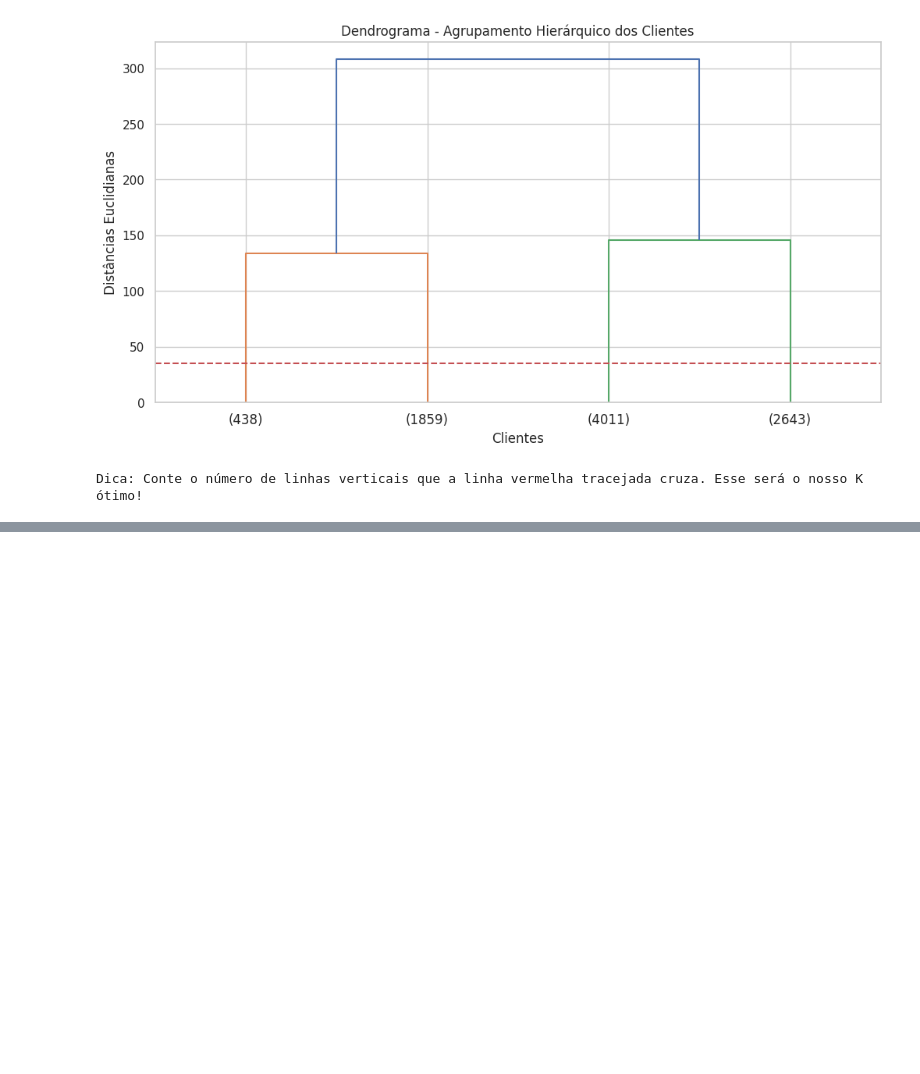
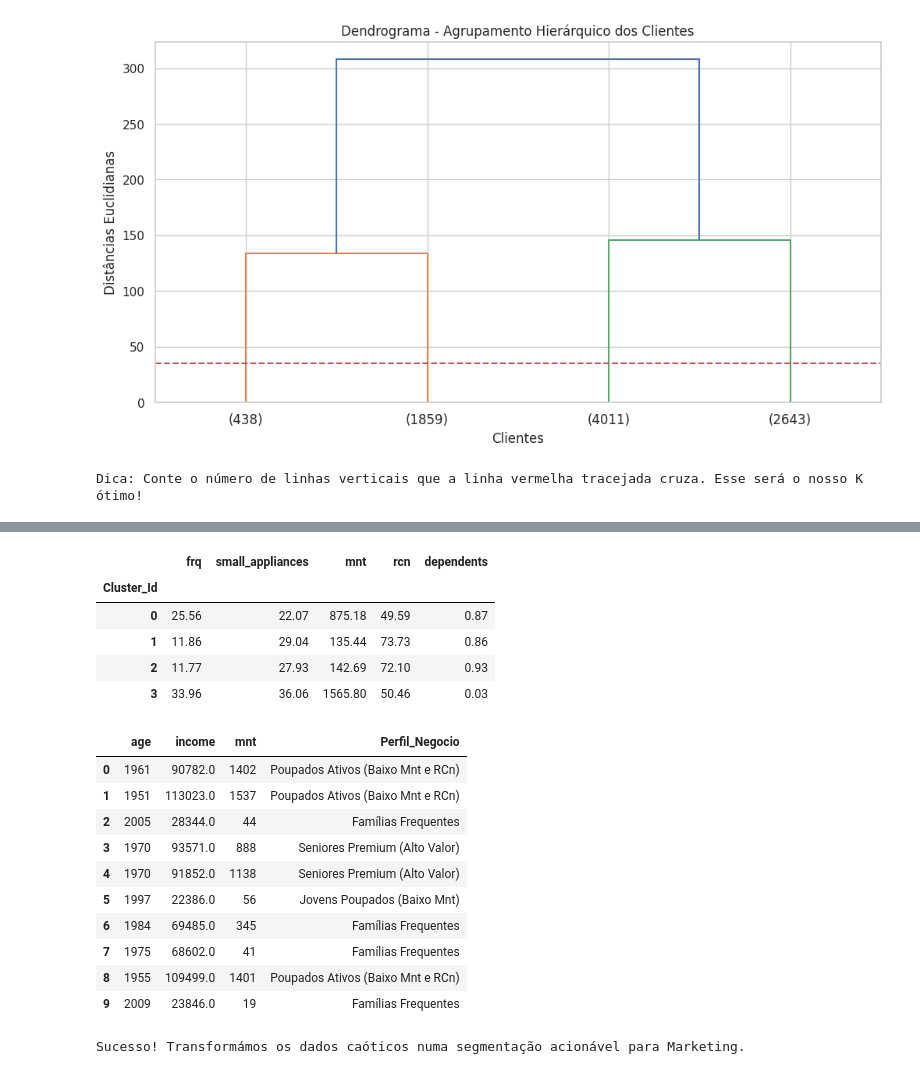
Before and after one commit to MPCCoder/Data-Science-e-Modelos-Preditivos, a Jupyter notebook: Data_Science_e_Modelos_Preditivos_Lab5.ipynb, the cells around one changed output, grey strips where cells are left out. Drawn from its saved outputs; the diff is of its cells as text; code cells hidden in the pictures; blank space fills up the shorter version.

```diff
--- a/Data_Science_e_Modelos_Preditivos_Lab5.ipynb
+++ b/Data_Science_e_Modelos_Preditivos_Lab5.ipynb
@@ -742,0 +789,50 @@ Dica: Conte o número de linhas verticais que a linha vermelha tracejada cruza.
+# %%
+import numpy as np
+
+# 1. Recuperar o DataFrame com os dados originais não escalados e o Cluster_Id
+# df_unscaled_for_interpretation já contém os dados originais não escalados e o 'Cluster_Id'
+#df_profiling_unscaled = df_unscaled_for_interpretation.copy()
+
+# 2. Calcular a média das variáveis mais importantes por Cluster usando o DataFrame não escalado
+colunas_chave = ['frq', 'small_appliances', 'mnt', 'rcn', 'dependents'] # Removed duplicate 'frq'
+
+#perfil_clusters = df_profiling_unscaled.groupby('Cluster_Id')[colunas_chave].mean().round(2)
+
+display(perfil_clusters)
+
+# 3. Depois de olhar para a tabela acima e interpretar as médias, atribua os Labels de Negócio!
+# (Os nomes abaixo são fictícios, adapte-os de acordo com as médias que observar!)
+dicionario_labels = {
+    0: "Seniores Premium (Alto Valor)",
+    1: "Jovens Poupados (Baixo Mnt)",
+    2: "Famílias Frequentes",
+    3: "Poupados Ativos (Baixo Mnt e RCn)" # Placeholder label for Cluster 3, please adjust based on profiling
+}
+
+# 4. Mapear a nova inteligência de negócio no DataFrame original para visualização
+df_profiling_unscaled['Perfil_Negocio'] = df_profiling_unscaled['Cluster_Id'].map(dicionario_labels)
+
+# 5. Mapear a nova inteligência de negócio no df_final (escalado) para consistência nos próximos passos
+df_final['Perfil_Negocio'] = df_final['Cluster_Id'].map(dicionario_labels)
+
+display(df_profiling_unscaled[['age', 'income', 'mnt', 'Perfil_Negocio']].head(10))
+print("Sucesso! Transformámos os dados caóticos numa segmentação acionável para Marketing.")
+# %% [output]
+|  | frq | small_appliances | mnt | rcn | dependents |
+| Cluster_Id |  |  |  |  |  |
+| 0 | 25.56 | 22.07 | 875.18 | 49.59 | 0.87 |
+| 1 | 11.86 | 29.04 | 135.44 | 73.73 | 0.86 |
+| 2 | 11.77 | 27.93 | 142.69 | 72.10 | 0.93 |
+| 3 | 33.96 | 36.06 | 1565.80 | 50.46 | 0.03 |
+|  | age | income | mnt | Perfil_Negocio |
+| 0 | 1961 | 90782.0 | 1402 | Poupados Ativos (Baixo Mnt e RCn) |
+| 1 | 1951 | 113023.0 | 1537 | Poupados Ativos (Baixo Mnt e RCn) |
+| 2 | 2005 | 28344.0 | 44 | Famílias Frequentes |
+| 3 | 1970 | 93571.0 | 888 | Seniores Premium (Alto Valor) |
+| 4 | 1970 | 91852.0 | 1138 | Seniores Premium (Alto Valor) |
+| 5 | 1997 | 22386.0 | 56 | Jovens Poupados (Baixo Mnt) |
+| 6 | 1984 | 69485.0 | 345 | Famílias Frequentes |
+| 7 | 1975 | 68602.0 | 41 | Famílias Frequentes |
+| 8 | 1955 | 109499.0 | 1401 | Poupados Ativos (Baixo Mnt e RCn) |
+| 9 | 2009 | 23846.0 | 19 | Famílias Frequentes |
+Sucesso! Transformámos os dados caóticos numa segmentação acionável para Marketing.
```
Also changed, not shown: parts of 4 cells of this notebook.
